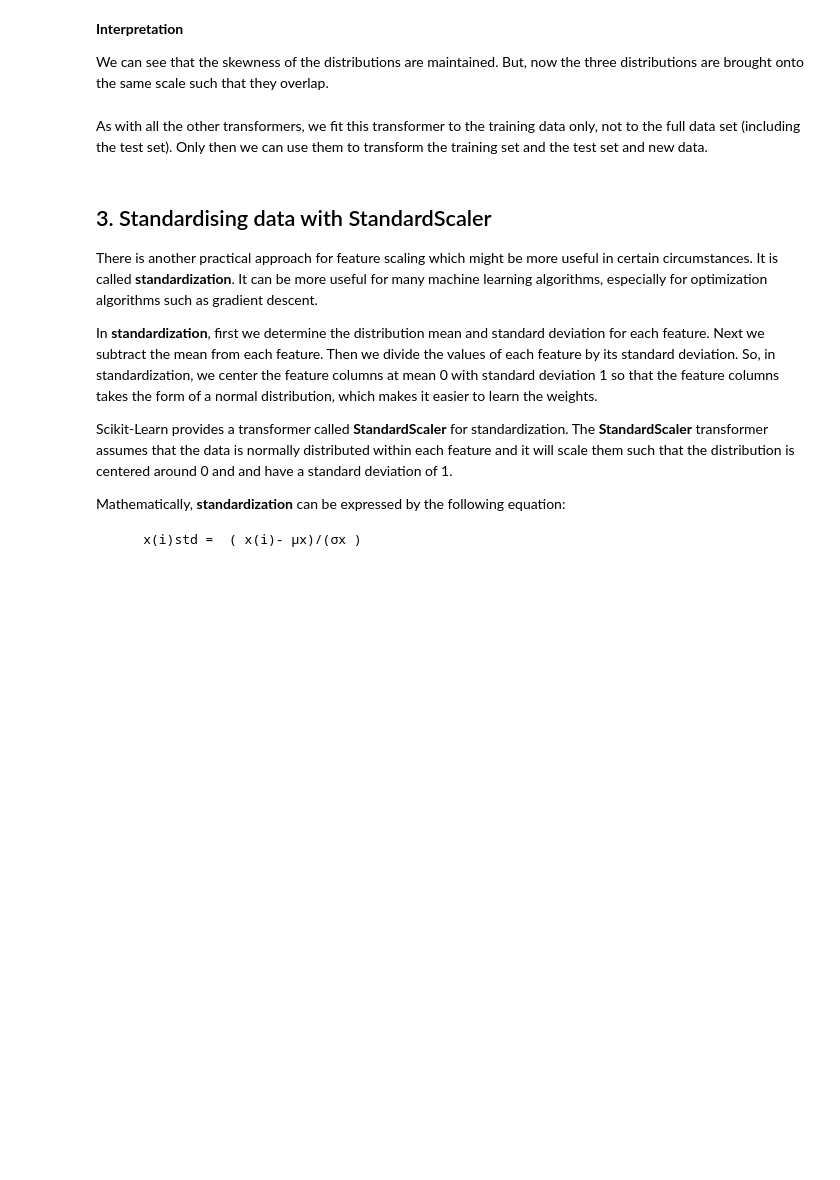
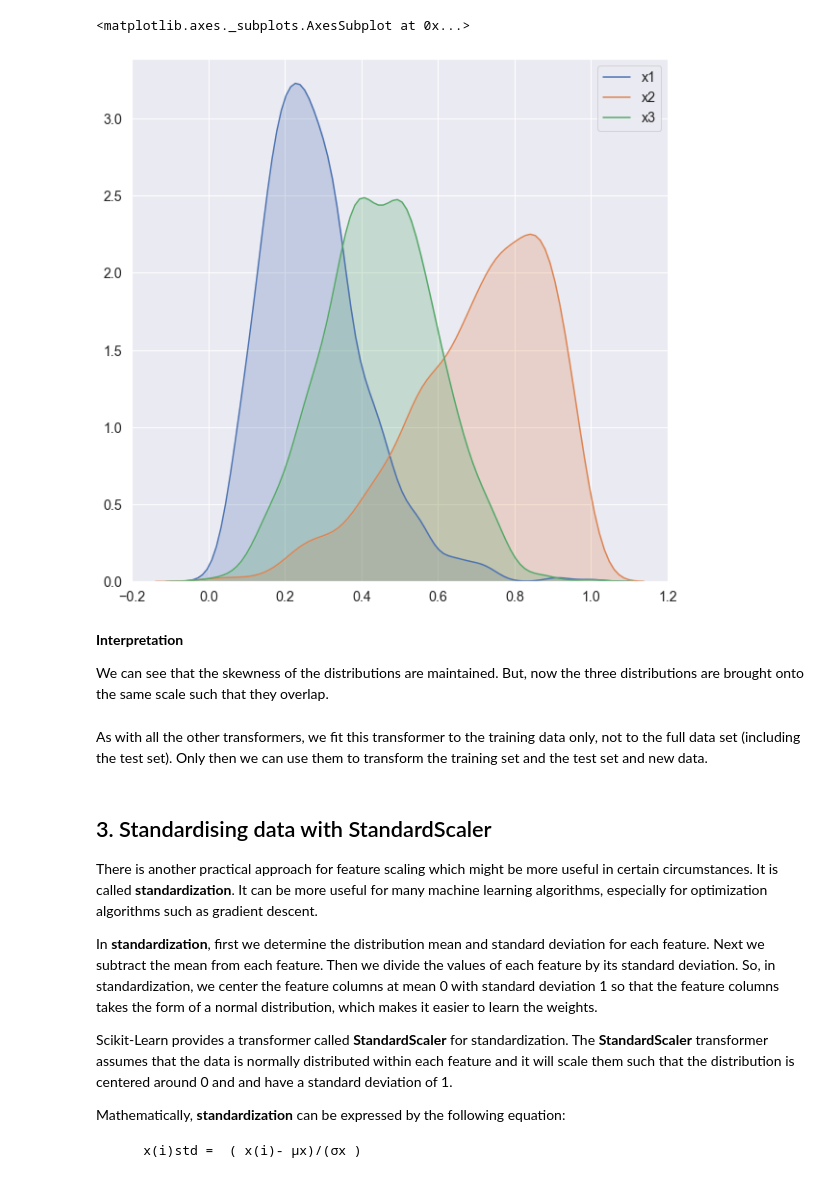
Before and after one commit to Jekso/Singularity-Data-Science, a Jupyter notebook: 09-Data preprocessing/code/2. Feature Transformation/7-Feature Scaling.ipynb, the cells around one changed output. Drawn from its saved outputs; the diff is of its cells as text; code cells hidden in the pictures; blank space fills up the shorter version.

```diff
--- a/09-Data preprocessing/code/2. Feature Transformation/7-Feature Scaling.ipynb
+++ b/09-Data preprocessing/code/2. Feature Transformation/7-Feature Scaling.ipynb
@@ -120,3 +143,10 @@ plt.show()
+# %%
+sns.kdeplot(scaled_df1['x1'], shade=True)
+sns.kdeplot(scaled_df1['x2'], shade=True)
+sns.kdeplot(scaled_df1['x3'], shade=True)
+# %% [output]
+<matplotlib.axes._subplots.AxesSubplot at 0x...>
+[figure, added]
 # %% [markdown]
 **Interpretation**
 
```
Also changed, not shown: parts of 26 cells of this notebook, 6 other files.
